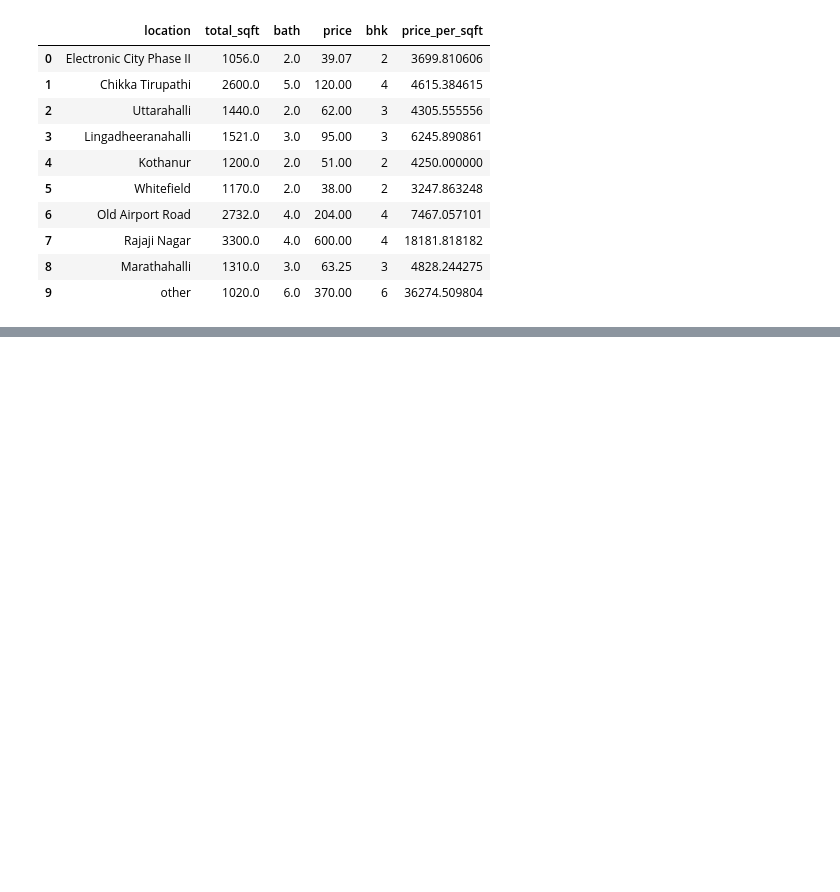
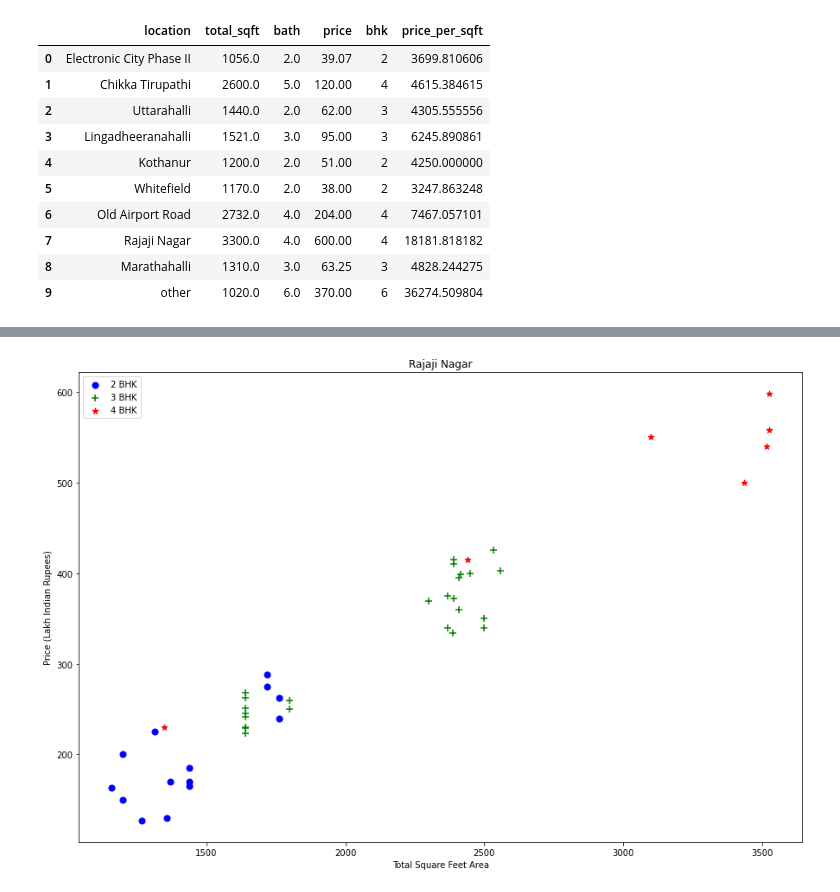
Before and after one commit to VeldasRDurai/home-price-predictor, a Jupyter notebook: Model/Price_detector.ipynb, the cells around one changed output, grey strips where cells are left out. Saved outputs shown, nothing was run; the diff lists cells and outputs as text; code cells hidden in the pictures; blank space fills up the shorter version.

```diff
--- a/Model/Price_detector.ipynb
+++ b/Model/Price_detector.ipynb
@@ -174,0 +284,4 @@ df6.head(10)
+# %%
+plot_scatter_chart(df9,"Rajaji Nagar")
+# %% [output]
+[figure, added]
```
Also changed, not shown: parts of 17 cells of this notebook, 1 other file.
